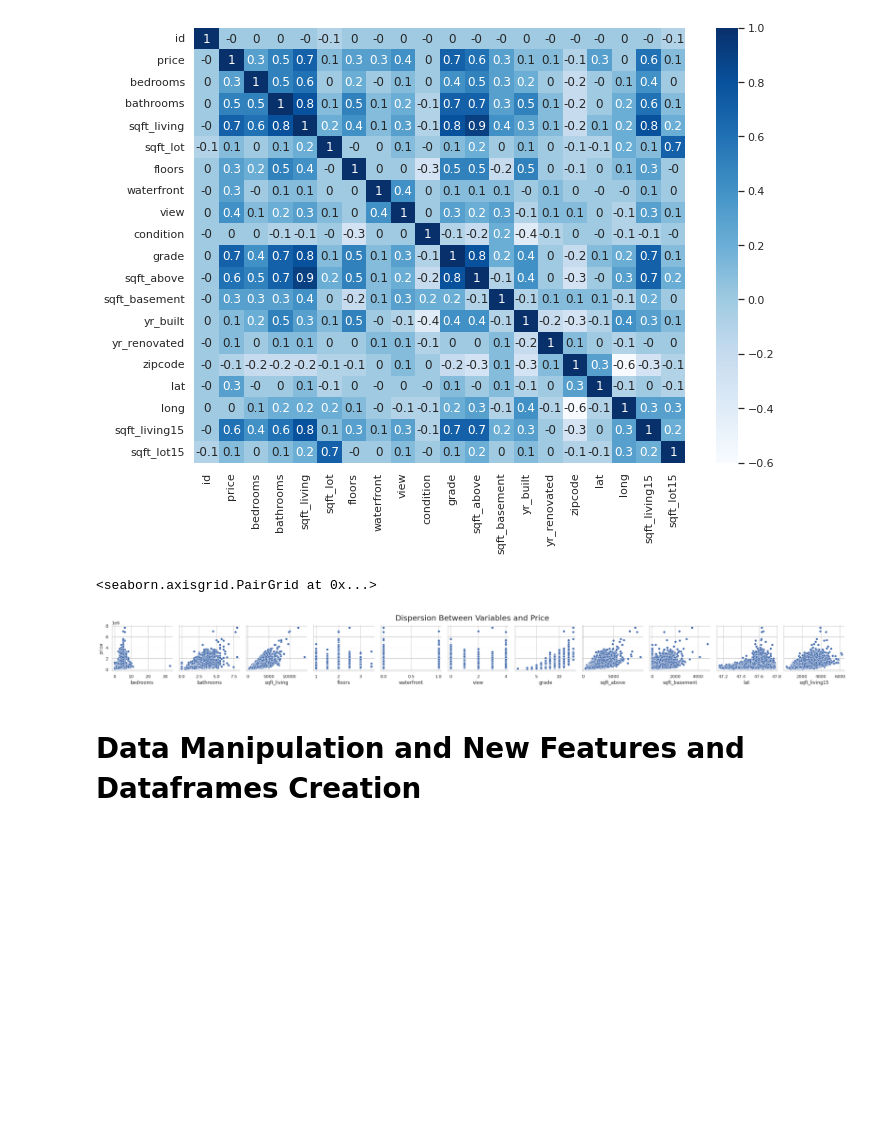
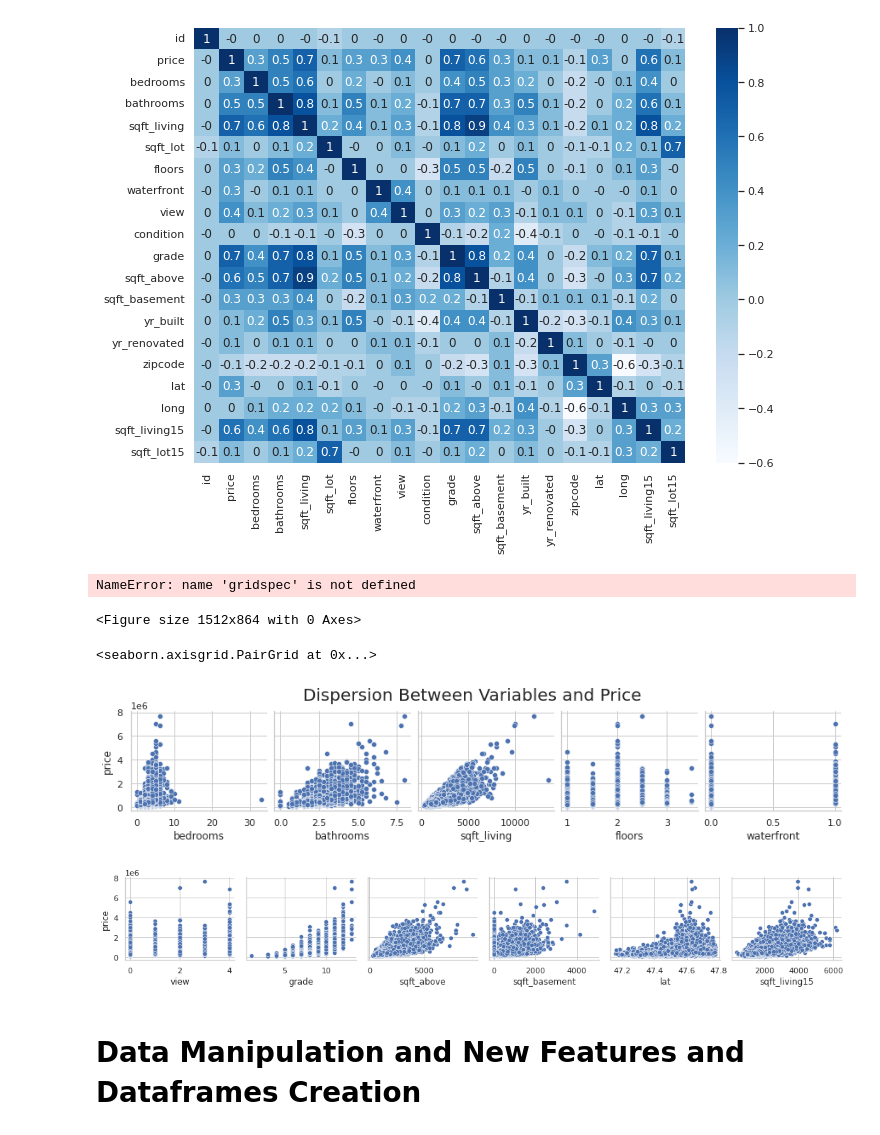
Before and after one commit to m4theus4ndr4de/house_rocket, a Jupyter notebook: house_rocket_insights.ipynb, the cells around one changed output. Saved outputs shown, nothing was run; the diff lists cells and outputs as text; code cells hidden in the pictures; blank space fills up the shorter version.

Commit message:
adjunsting plots

```diff
--- a/house_rocket_insights.ipynb
+++ b/house_rocket_insights.ipynb
@@ -73,14 +73,26 @@ sns.heatmap(corr, cmap="Blues", annot=True)
 plt.show()
 # %% [output]
 [figure]
+# %%
+fig = plt.figure(figsize = (21,12))
+specs = gridspec.GridSpec(ncols=1, nrows=2, figure=fig)
+
+ax1 = fig.add_subplot(specs[0,0])
+ax2 = fig.add_subplot(specs[1,0])
+# %% [output]
+NameError: name 'gridspec' is not defined
+<Figure size 1512x864 with 0 Axes>
 # %%
 # dispersion between the price and all the other varables that have some kind of correlation with the price
-ax = sns.pairplot(data, y_vars='price', x_vars=['bedrooms', 'bathrooms','sqft_living','floors', 'waterfront', 'view', 'grade', 'sqft_above', 'sqft_basement', 'lat', 'sqft_living15'])
-ax.fig.suptitle('Dispersion Between Variables and Price', fontsize=20, y=1.05)
-ax
+ax1 = sns.pairplot(data, y_vars='price', x_vars=['bedrooms', 'bathrooms','sqft_living','floors', 'waterfront'])
+ax2 = sns.pairplot(data, y_vars='price', x_vars=['view', 'grade', 'sqft_above', 'sqft_basement', 'lat', 'sqft_living15'])
+ax1.fig.suptitle('Dispersion Between Variables and Price', fontsize=20, y=1.05)
+ax1
+ax2
 # %% [output]
 <seaborn.axisgrid.PairGrid at 0x...>
-[figure, old version]
+[figure, new version]
+[figure, added]
 # %% [markdown]
 # Data Manipulation and New Features and Dataframes Creation
 # %%
```
Also changed, not shown: parts of 3 cells of this notebook.
